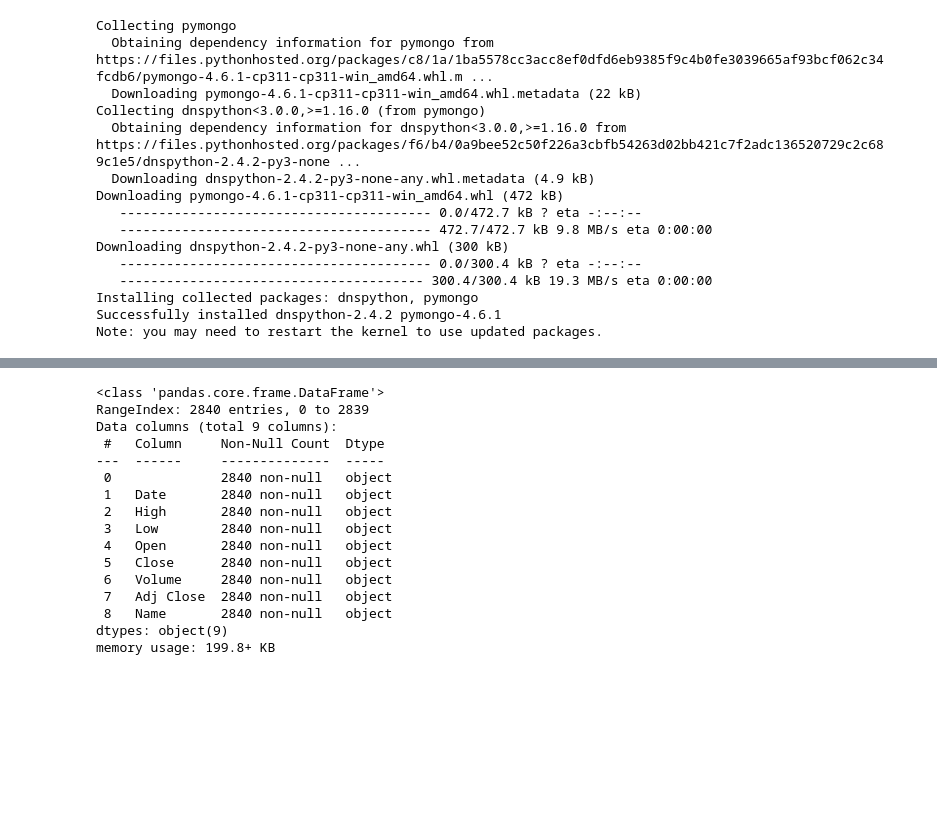
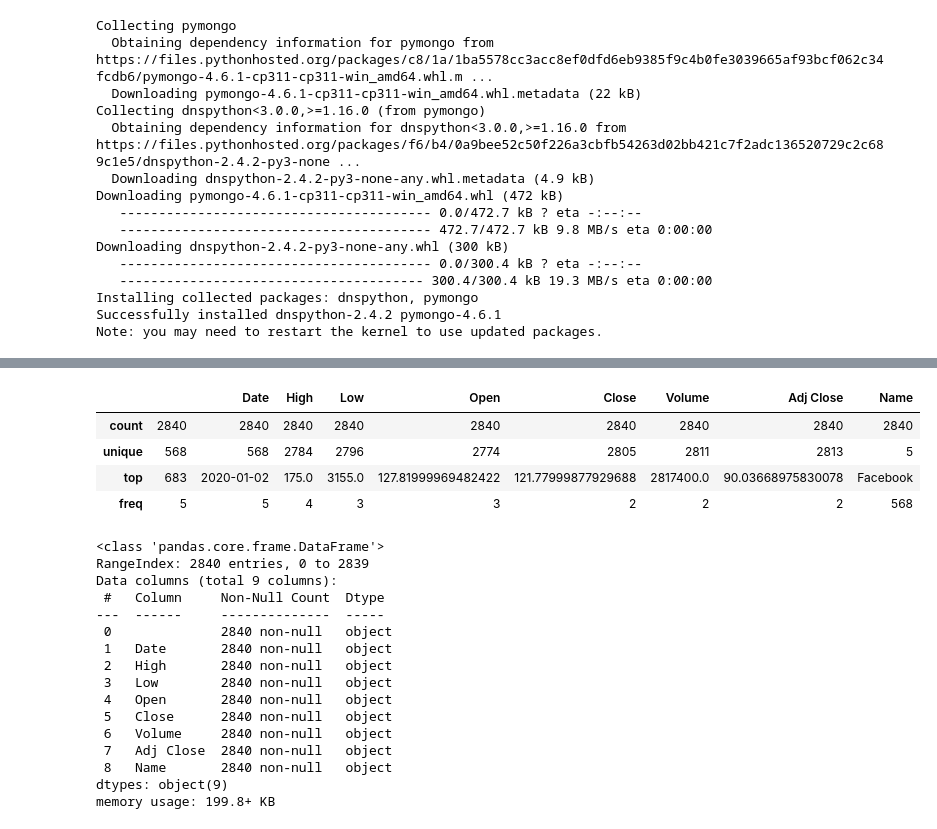
Before and after one commit to SahillMulani/Database-and-Analytics-Programming-Project, a Jupyter notebook: x22217061/FAANG ETL.ipynb, the cells around one changed output, grey strips where cells are left out. Cells and saved outputs as stored; diff of their text form; code cells hidden in the pictures; blank space fills up the shorter version.

```diff
--- a/x22217061/FAANG ETL.ipynb
+++ b/x22217061/FAANG ETL.ipynb
@@ -58,6 +60,14 @@ df.head(5)
 | 2 | 685 | 2020-01-06 | 212.77999877929688 | 206.52000427246094 | 206.6999969482422 | 212.60000610351562 | 17058900.0 | 212.60000610351562 | Facebook |
 | 3 | 686 | 2020-01-07 | 214.5800018310547 | 211.75 | 212.82000732421875 | 213.05999755859375 | 14912400.0 | 213.05999755859375 | Facebook |
 | 4 | 687 | 2020-01-08 | 216.24000549316406 | 212.61000061035156 | 213.0 | 215.22000122070312 | 13475000.0 | 215.22000122070312 | Facebook |
+# %%
+df.describe()
+# %% [output]
+|  |  | Date | High | Low | Open | Close | Volume | Adj Close | Name |
+| count | 2840 | 2840 | 2840 | 2840 | 2840 | 2840 | 2840 | 2840 | 2840 |
+| unique | 568 | 568 | 2784 | 2796 | 2774 | 2805 | 2811 | 2813 | 5 |
+| top | 683 | 2020-01-02 | 175.0 | 3155.0 | 127.81999969482422 | 121.77999877929688 | 2817400.0 | 90.03668975830078 | Facebook |
+| freq | 5 | 5 | 4 | 3 | 3 | 2 | 2 | 2 | 568 |
 # %%
 df.info()
 # %% [output]
```
Also changed, not shown: parts of 8 cells of this notebook.
